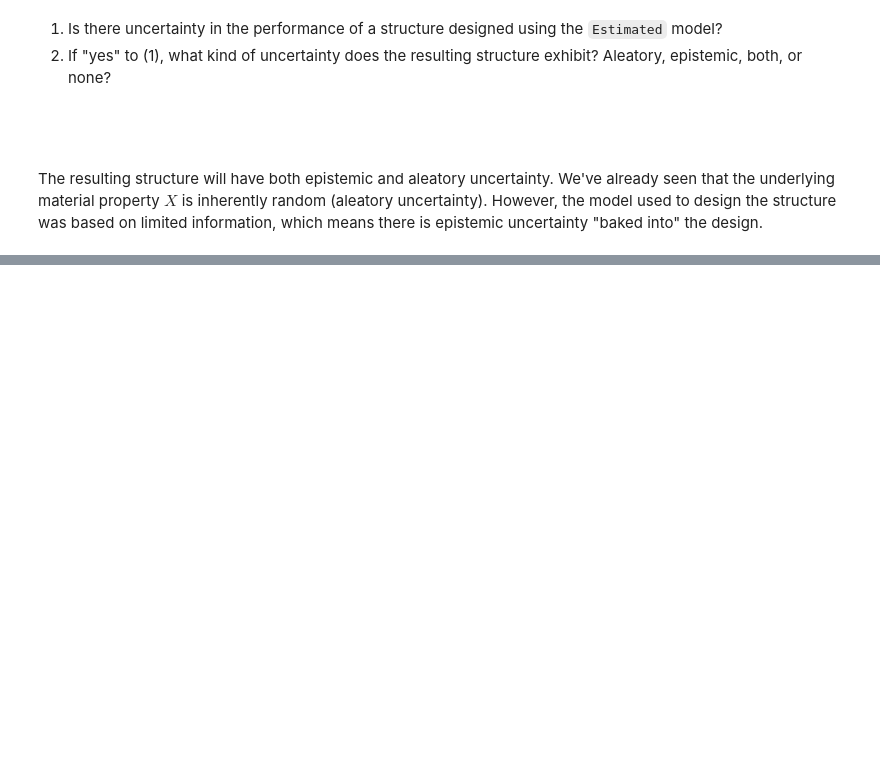
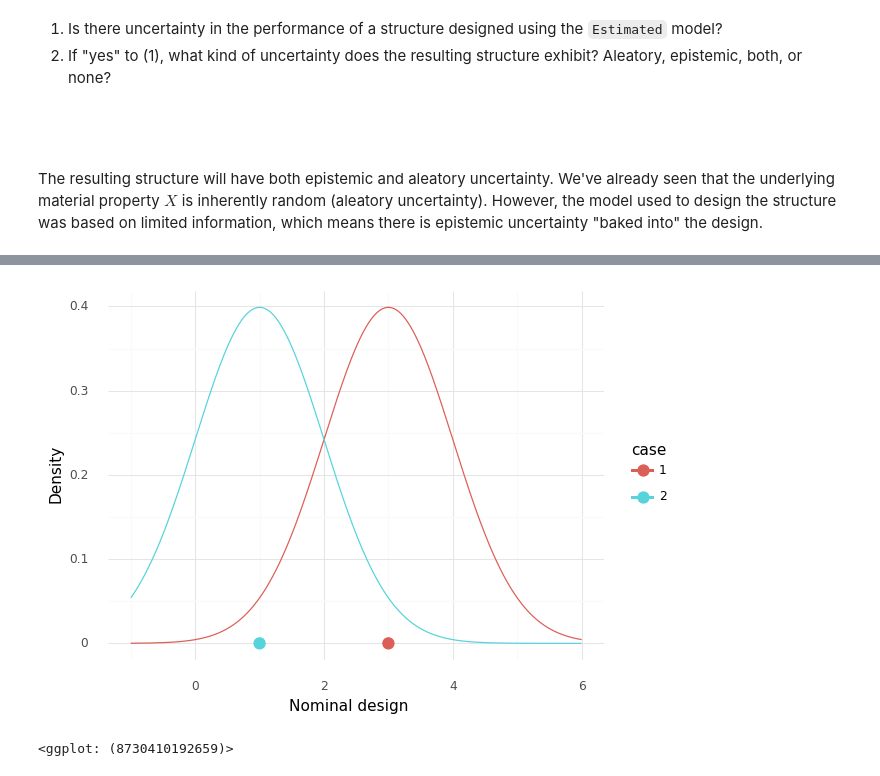
Before and after one commit to zdelrosario/pdo-notes, a Jupyter notebook: day15.ipynb, the cells around one changed output, grey strips where cells are left out. Saved outputs shown, nothing was run; the diff lists cells and outputs as text; code cells hidden in the pictures; blank space fills up the shorter version.

```diff
--- a/day15.ipynb
+++ b/day15.ipynb
@@ -224,0 +303,27 @@ The resulting structure will have both epistemic and aleatory uncertainty. We've
+# %%
+(
+    gr.df_make(x=np.linspace(-1, +6, num=500))
+    >> gr.tf_mutate(
+        l_1=gr.exp(-0.5 * (DF.x - 3)**2) / np.sqrt(2 * np.pi),
+        l_2=gr.exp(-0.5 * ((DF.x - 1))**2) / np.sqrt(2 * np.pi),
+    )
+    >> gr.tf_gather("key", "l", ["l_1", "l_2"])
+    >> gr.tf_mutate(case=gr.str_extract(DF.key, "\\d"))
+
+    >> ggplot(aes("x", "l", color="case"))
+    + geom_line()
+    + geom_point(
+        data=gr.df_make(
+            x=[1, 3],
+            l=[0, 0],
+            case=["2", "1"]
+        ),
+        size=4,
+    )
+
+    + theme_minimal()
+    + labs(x="Nominal design", y="Density")
+)
+# %% [output]
+[figure, added]
+<ggplot: (8730410192659)>
```
Also changed, not shown: parts of 28 cells of this notebook.
